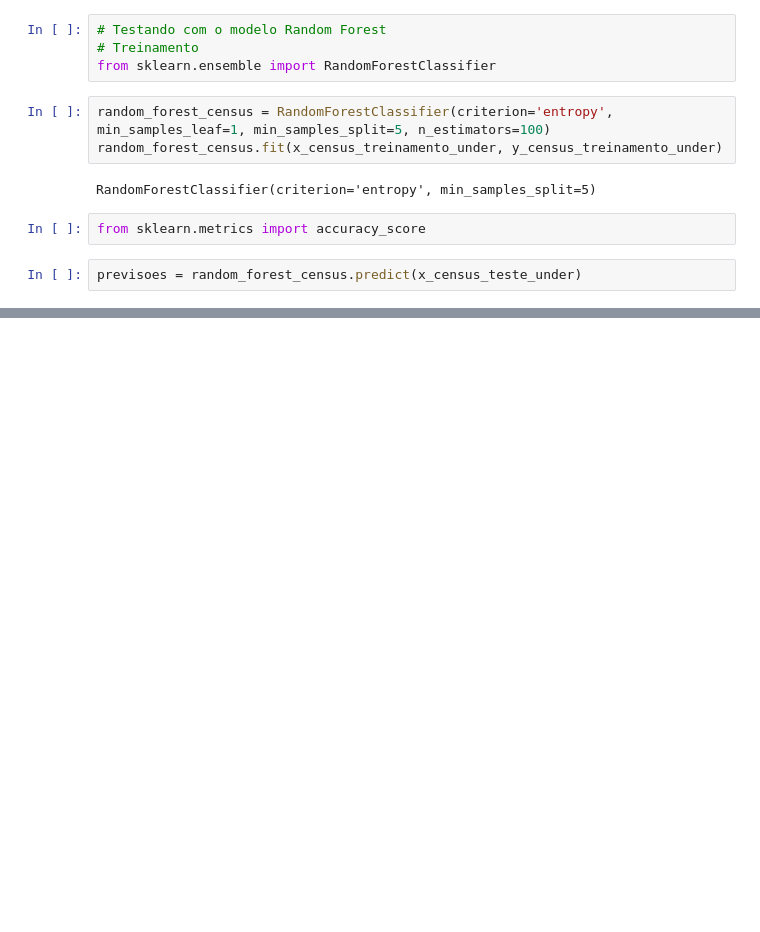
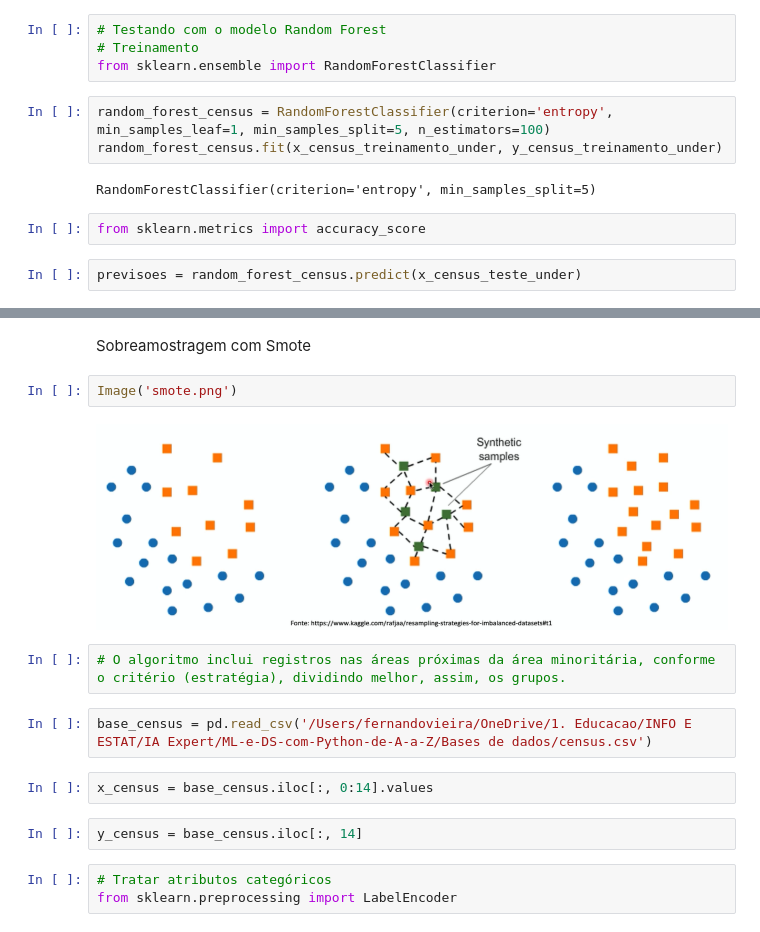
Before and after one commit to fernandovieira1/ML-e-DS-com-Python-de-A-a-Z, a Jupyter notebook: PARTE_5_TOPICOS_COMPL/PARTE_5_sub_sobre_amostragem.ipynb, the cells around one changed output, grey strips where cells are left out. Saved outputs shown, nothing was run; the diff lists cells and outputs as text; blank space fills up the shorter version.

Commit message:
commit vscode mac 15122021 - parte 5 - dados desbalanceados - Smote

```diff
--- a/PARTE_5_TOPICOS_COMPL/PARTE_5_sub_sobre_amostragem.ipynb
+++ b/PARTE_5_TOPICOS_COMPL/PARTE_5_sub_sobre_amostragem.ipynb
@@ -217,0 +210,17 @@ accuracy_score(y_census_teste_under, previsoes)
+# %% [markdown]
+Sobreamostragem com Smote
+# %%
+Image('smote.png')
+# %% [output]
+[figure, added]
+# %%
+# O algoritmo inclui registros nas áreas próximas da área minoritária, conforme o critério (estratégia), dividindo melhor, assim, os grupos.
+# %%
+base_census = pd.read_csv('/Users/fernandovieira/OneDrive/1. Educacao/INFO E ESTAT/IA Expert/ML-e-DS-com-Python-de-A-a-Z/Bases de dados/census.csv')
+# %%
+x_census = base_census.iloc[:, 0:14].values
+# %%
+y_census = base_census.iloc[:, 14]
+# %%
+# Tratar atributos categóricos
+from sklearn.preprocessing import LabelEncoder
```
Also changed, not shown: parts of 25 cells of this notebook, 1 other file.
